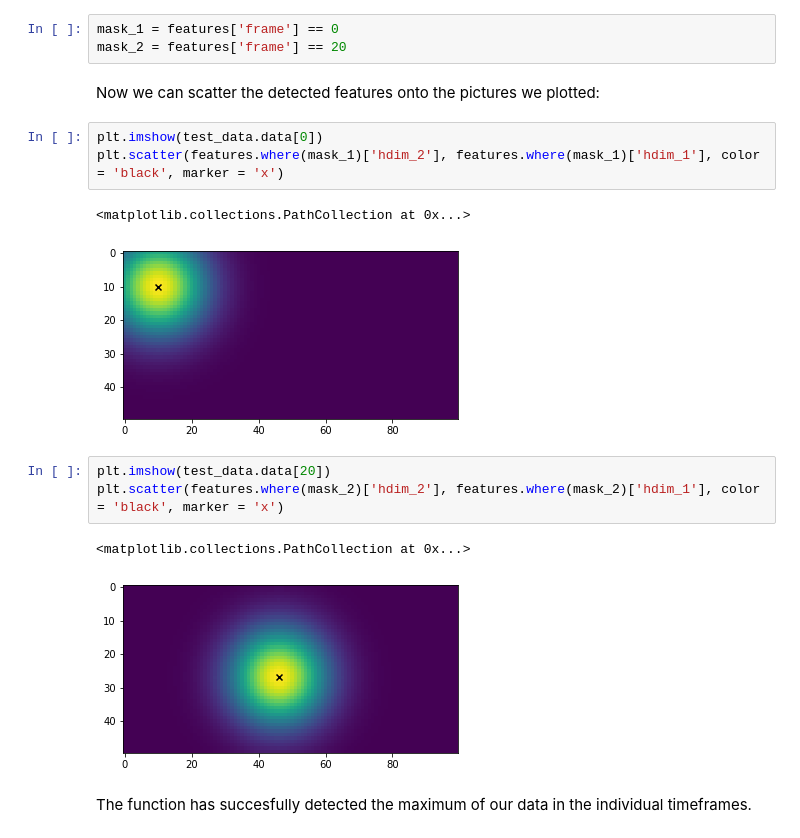
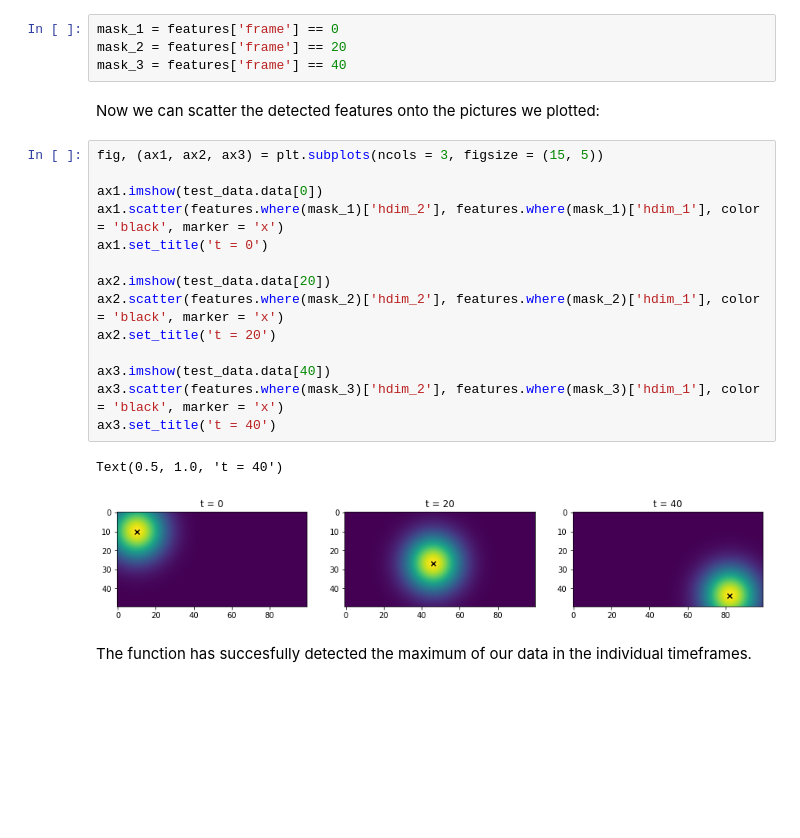
Before and after one commit to tobac-project/tobac-tutorials, a Jupyter notebook: tutorials/Tutorials/basic_functionality.ipynb, the cells around one changed output. Cells and saved outputs as stored; diff of their text form; blank space fills up the shorter version.

```diff
--- a/tutorials/Tutorials/basic_functionality.ipynb
+++ b/tutorials/Tutorials/basic_functionality.ipynb
@@ -141,20 +141,26 @@ To vizualize this let's create masks for the frames we inspected before:
 # %%
 mask_1 = features['frame'] == 0
 mask_2 = features['frame'] == 20
+mask_3 = features['frame'] == 40
 # %% [markdown]
 Now we can scatter the detected features onto the pictures we plotted:
-# %%
-plt.imshow(test_data.data[0])
-plt.scatter(features.where(mask_1)['hdim_2'], features.where(mask_1)['hdim_1'], color = 'black', marker = 'x')
-# %% [output]
-<matplotlib.collections.PathCollection at 0x...>
-[figure, removed]
-# %%
-plt.imshow(test_data.data[20])
-plt.scatter(features.where(mask_2)['hdim_2'], features.where(mask_2)['hdim_1'], color = 'black', marker = 'x')
-# %% [output]
-<matplotlib.collections.PathCollection at 0x...>
-[figure, removed]
+# %%
+fig, (ax1, ax2, ax3) = plt.subplots(ncols = 3, figsize = (15, 5))
+
+ax1.imshow(test_data.data[0])
+ax1.scatter(features.where(mask_1)['hdim_2'], features.where(mask_1)['hdim_1'], color = 'black', marker = 'x')
+ax1.set_title('t = 0')
+
+ax2.imshow(test_data.data[20])
+ax2.scatter(features.where(mask_2)['hdim_2'], features.where(mask_2)['hdim_1'], color = 'black', marker = 'x')
+ax2.set_title('t = 20')
+
+ax3.imshow(test_data.data[40])
+ax3.scatter(features.where(mask_3)['hdim_2'], features.where(mask_3)['hdim_1'], color = 'black', marker = 'x')
+ax3.set_title('t = 40')
+# %% [output]
+Text(0.5, 1.0, 't = 40')
+[figure, added]
 # %% [markdown]
 The function has succesfully detected the maximum of our data in the individual timeframes.
 # %% [markdown]
```
Also changed, not shown: parts of 14 cells of this notebook.
